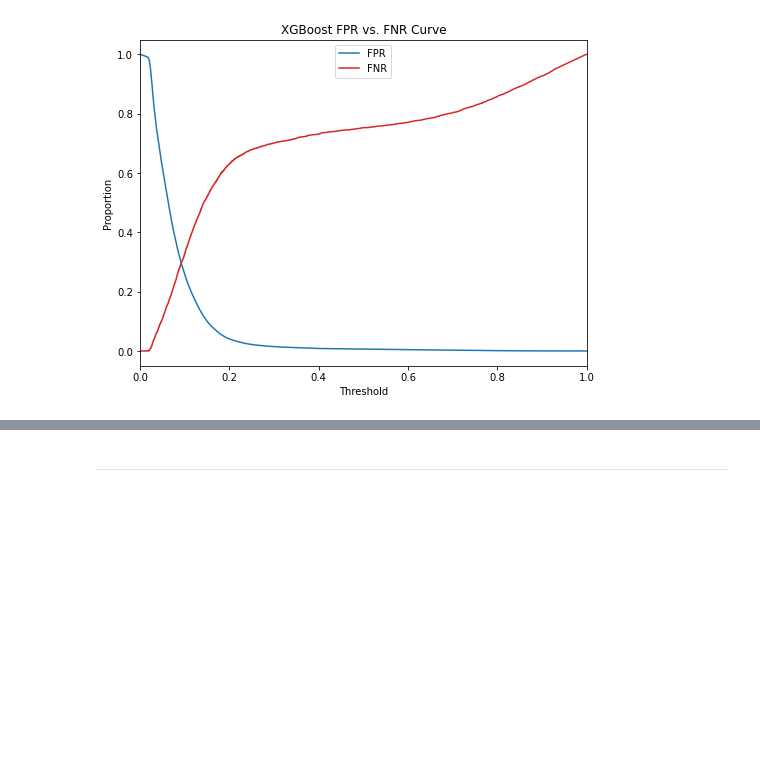
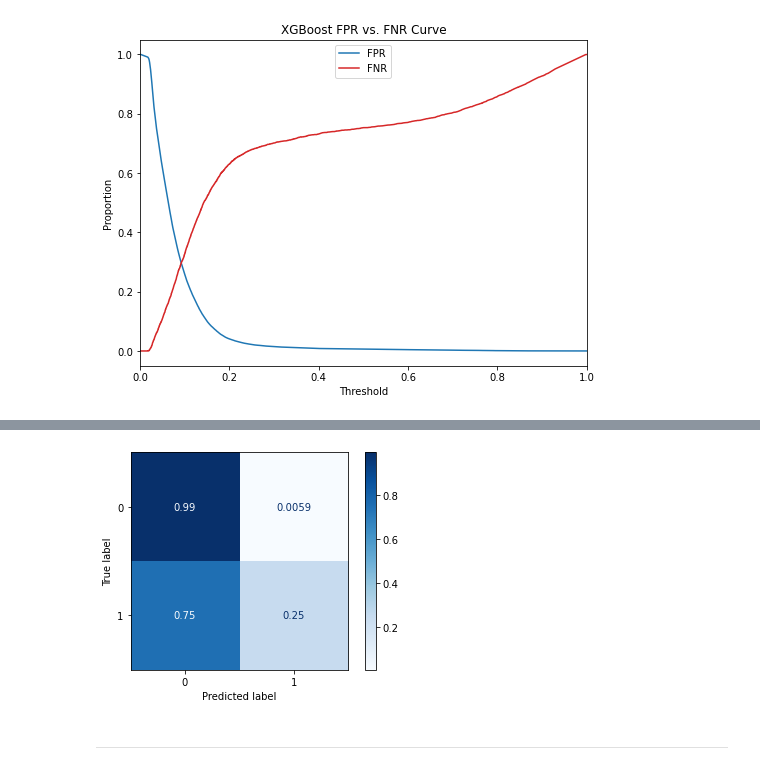
Before and after one commit to sjo302/Capstone, a Jupyter notebook: Notebooks/10_models.ipynb, the cells around one changed output, grey strips where cells are left out. Saved outputs shown, nothing was run; the diff lists cells and outputs as text; code cells hidden in the pictures; blank space fills up the shorter version.

```diff
--- a/Notebooks/10_models.ipynb
+++ b/Notebooks/10_models.ipynb
@@ -431,3 +448,8 @@ plt.savefig('../plots/fpr_fnr.pdf')
+# %%
+disp_norm.plot(cmap=plt.cm.Blues)
+plt.savefig('../plots/conf_mat_norm.pdf')
+# %% [output]
+[figure, added]
 # %% [markdown]
 ---
 # %% [markdown]
```
Also changed, not shown: parts of 4 cells of this notebook, 2 other files.
